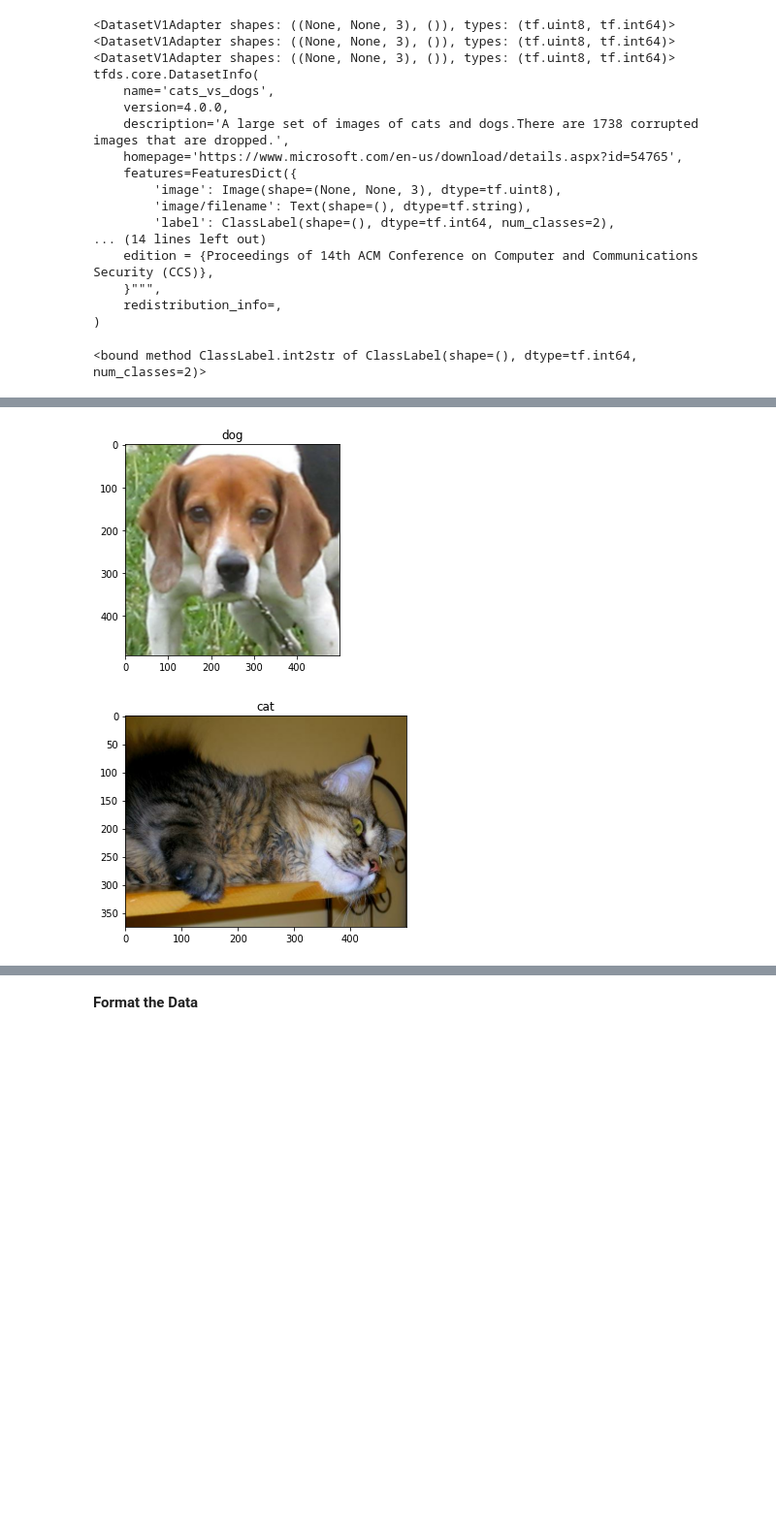
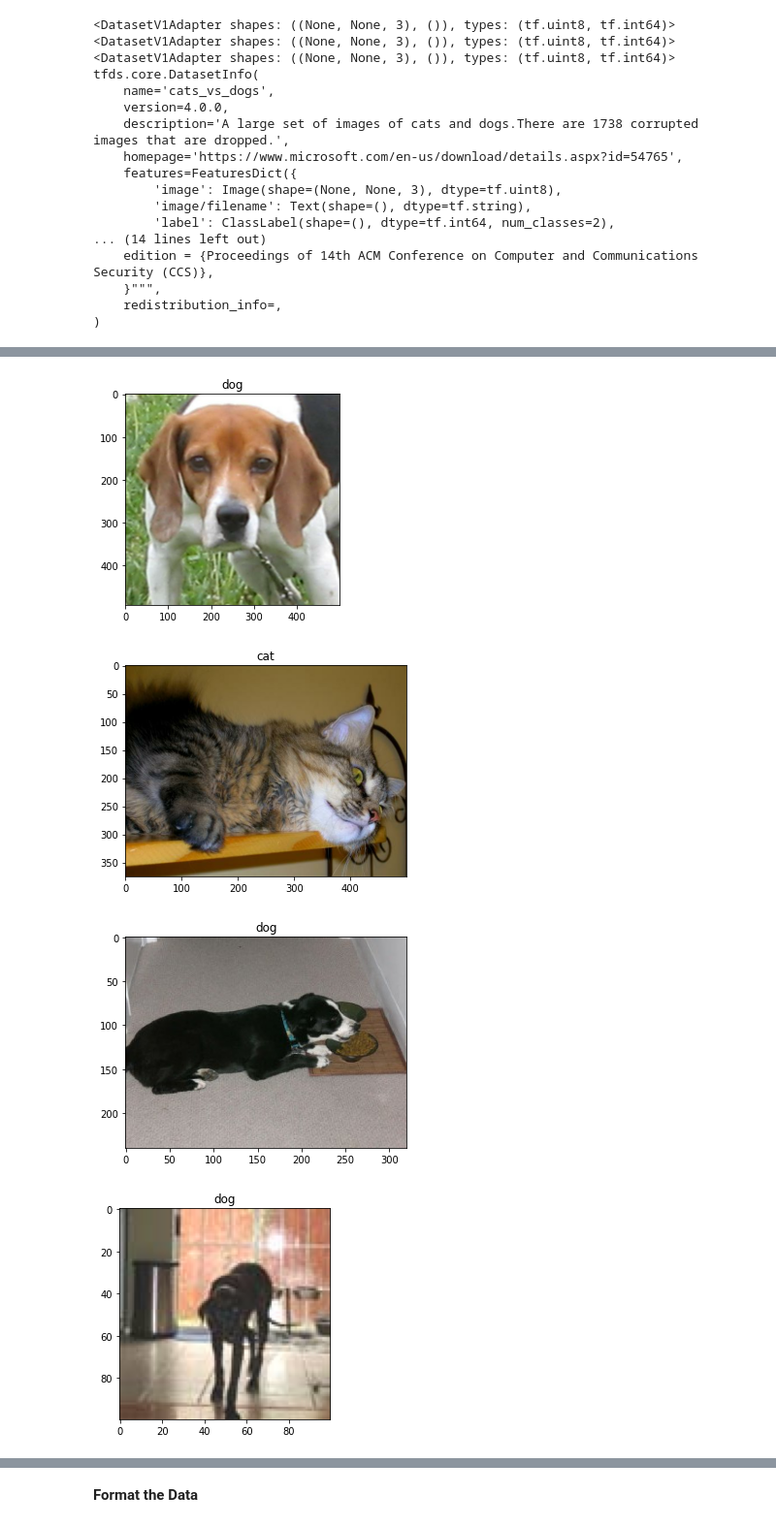
Before and after one commit to itsshaikaslam/Machine-Learning-Concepts, a Jupyter notebook: transfer_learning.ipynb, the cells around one changed output, grey strips where cells are left out. Shown at 97% size. Cells and saved outputs as stored; diff of their text form; code cells hidden in the pictures; blank space fills up the shorter version.

```diff
--- a/transfer_learning.ipynb
+++ b/transfer_learning.ipynb
@@ -12,7 +12,9 @@ tfds.disable_progress_bar()
 # %% [markdown]
 **Data preprocessing**
 # %%
-(raw_train, raw_validation, raw_test), metadata = tfds.load(
+# importing the cats_vs_dogs tensorflow inbuilt dataset and splitting the data using load() function
+# train data = 80%, validation = 10% and test = 10%
+(train_raw, validation_raw, test_raw), metadata = tfds.load(
     'cats_vs_dogs',
     split=['train[:80%]', 'train[80%:90%]', 'train[90%:]'],
     with_info=True,
@@ -44,14 +46,15 @@ tfds.core.DatasetInfo(
 # %%
 # getting label names
 get_label_name = metadata.features['label'].int2str
-print(get_label_name)
-for image, label in raw_train.take(4):
+# print(get_label_name)
+for image, label in raw_train.take(8):
   plt.figure()
   plt.imshow(image)
   plt.title(get_label_name(label))
 # %% [output]
-<bound method ClassLabel.int2str of ClassLabel(shape=(), dtype=tf.int64, num_classes=2)>
 [figure]
 [figure]
 [figure]
 [figure]
+[figure, added]
+[figure, added]
```
Also changed, not shown: parts of 10 cells of this notebook.
